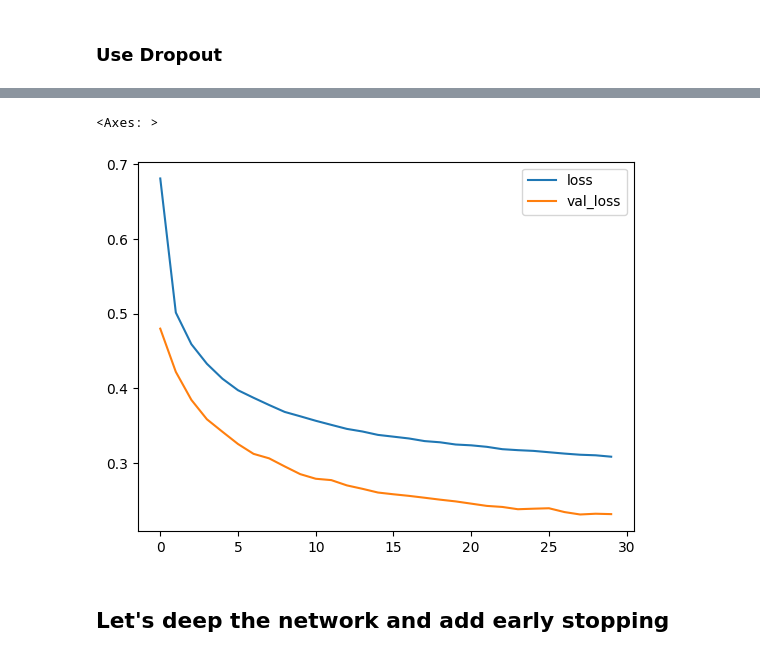
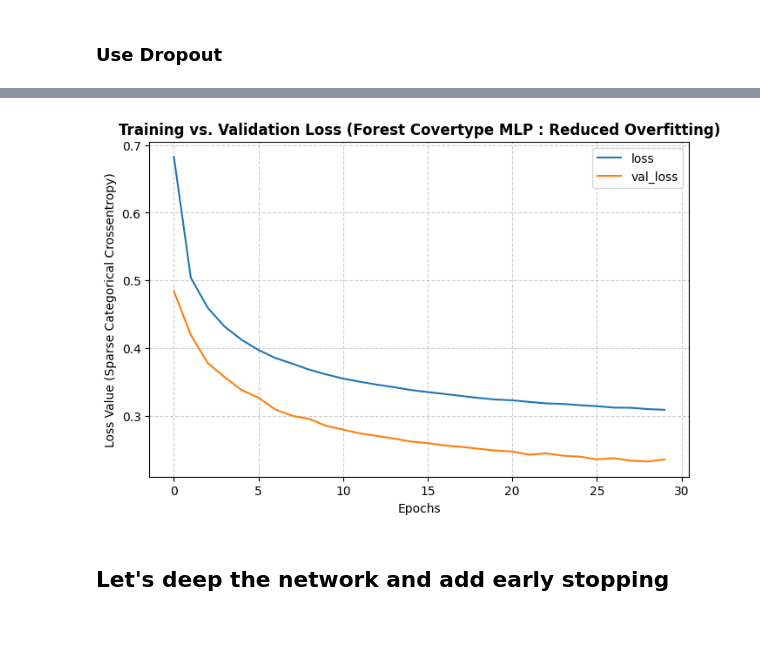
Before and after one commit to matheeshagit/Covertype_Deep_Learning_Solution, a Jupyter notebook: Covertype.ipynb, the cells around one changed output, grey strips where cells are left out. Saved outputs shown, nothing was run; the diff lists cells and outputs as text; code cells hidden in the pictures; blank space fills up the shorter version.

```diff
--- a/Covertype.ipynb
+++ b/Covertype.ipynb
@@ -242,9 +253,20 @@ Epoch 30/30
-# %%
-history_df = pd.DataFrame(history.history)
-history_df.loc[:, ['loss', 'val_loss']].plot()
-# %% [output]
-<Axes: >
-[figure, removed]
+# %%
+history_df = pd.DataFrame(history.history)
+ax = history_df.loc[:, ['loss', 'val_loss']].plot(figsize=(8, 5))
+ax.set_title(
+    'Training vs. Validation Loss (Forest Covertype MLP : Reduced Overfitting)',
+    fontsize=12,
+    fontweight='bold',
+)
+ax.set_xlabel('Epochs', fontsize=10)
+ax.set_ylabel('Loss Value (Sparse Categorical Crossentropy)', fontsize=10)
+ax.grid(True, linestyle='--', alpha=0.6)
+plt.savefig(
+    'loss_curve_v2.png', dpi=300, bbox_inches='tight'
+)
+plt.show()
+# %% [output]
+[figure, added]
 # %% [markdown]
 ## Let's deep the network and add early stopping
 # %%
```
Also changed, not shown: parts of 11 cells of this notebook.
